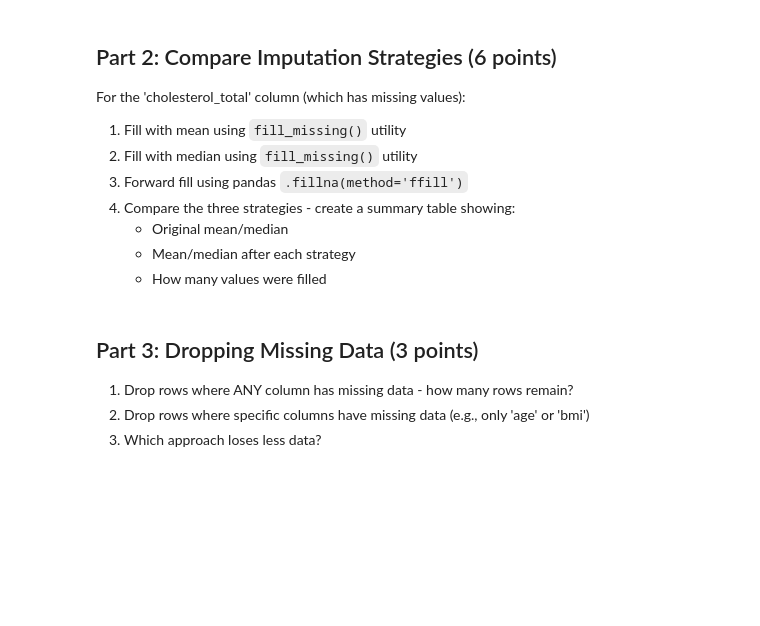
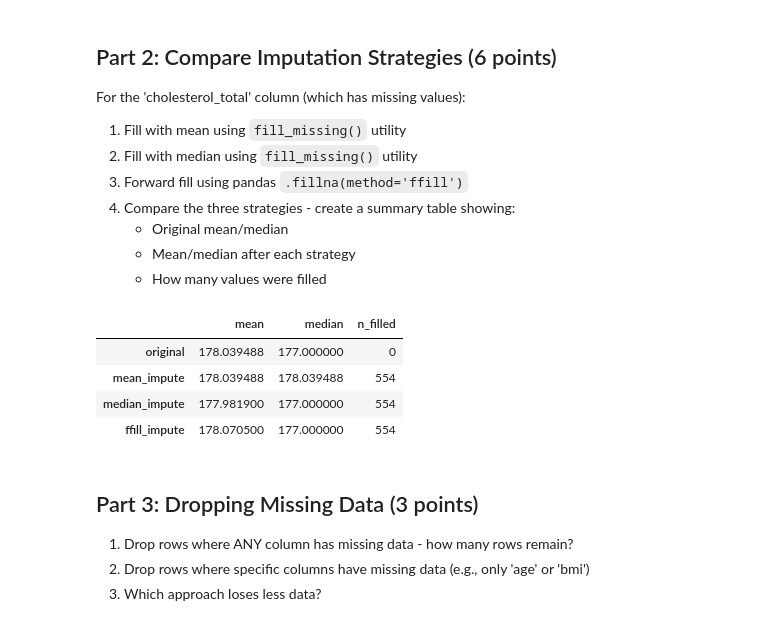
Before and after one commit to UCSF-DataSci/ds217-midterm-jiaxin-su1, a Jupyter notebook: q5_missing_data.ipynb, the cells around one changed output. Drawn from its saved outputs; the diff is of its cells as text; code cells hidden in the pictures; blank space fills up the shorter version.

```diff
--- a/q5_missing_data.ipynb
+++ b/q5_missing_data.ipynb
@@ -67,3 +105,38 @@ For the 'cholesterol_total' column (which has missing values):
+# %%
+# TODO: Compare imputation strategies
+fill_mean = fill_missing(df, "cholesterol_total", 'mean')
+fill_median = fill_missing(df, "cholesterol_total", 'median')
+fill_ffill = fill_missing(df, "cholesterol_total", 'ffill')
+
+def stats(series):
+    return series.mean(), series.median()
+col = "cholesterol_total"
+ori_mean,   ori_median   = stats(df[col])
+mean_mean,  mean_median  = stats(fill_mean[col])
+med_mean,   med_median   = stats(fill_median[col])
+ff_mean,    ff_median    = stats(fill_ffill[col])
+
+#
+n_missing_orig = df[col].isna().sum()
+n_filled_mean   = n_missing_orig - fill_mean[col].isna().sum()
+n_filled_median = n_missing_orig - fill_median[col].isna().sum()
+n_filled_ffill  = n_missing_orig - fill_ffill[col].isna().sum()
+
+sum_table = pd.DataFrame(
+    {
+        "mean":     [ori_mean,  mean_mean,  med_mean,  ff_mean],
+        "median":   [ori_median, mean_median, med_median, ff_median],
+        "n_filled": [0,         n_filled_mean, n_filled_median, n_filled_ffill],
+    },
+    index=["original", "mean_impute", "median_impute", "ffill_impute"]
+)
+display(sum_table)
+# %% [output]
+|  | mean | median | n_filled |
+| original | 178.039488 | 177.000000 | 0 |
+| mean_impute | 178.039488 | 178.039488 | 554 |
+| median_impute | 177.981900 | 177.000000 | 554 |
+| ffill_impute | 178.070500 | 177.000000 | 554 |
 # %% [markdown]
 ## Part 3: Dropping Missing Data (3 points)
 
```
Also changed, not shown: parts of 11 cells of this notebook, 15 other files.
